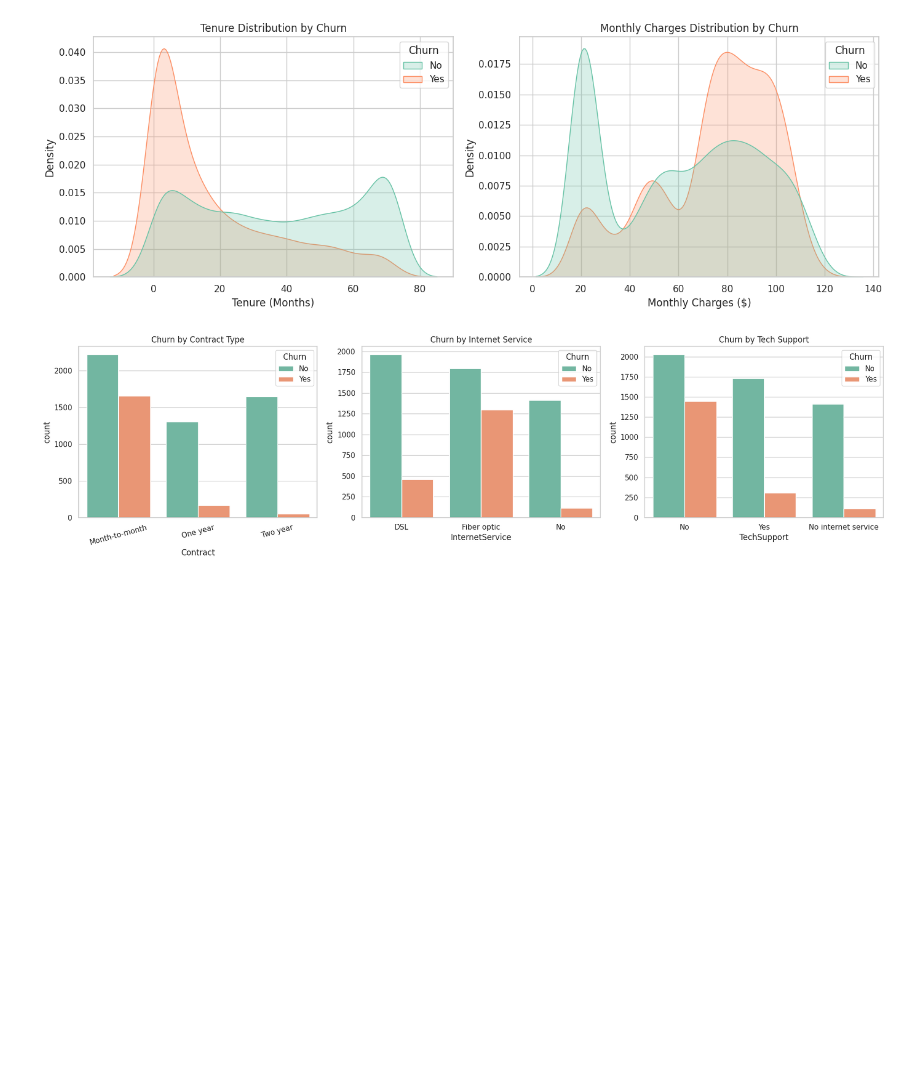
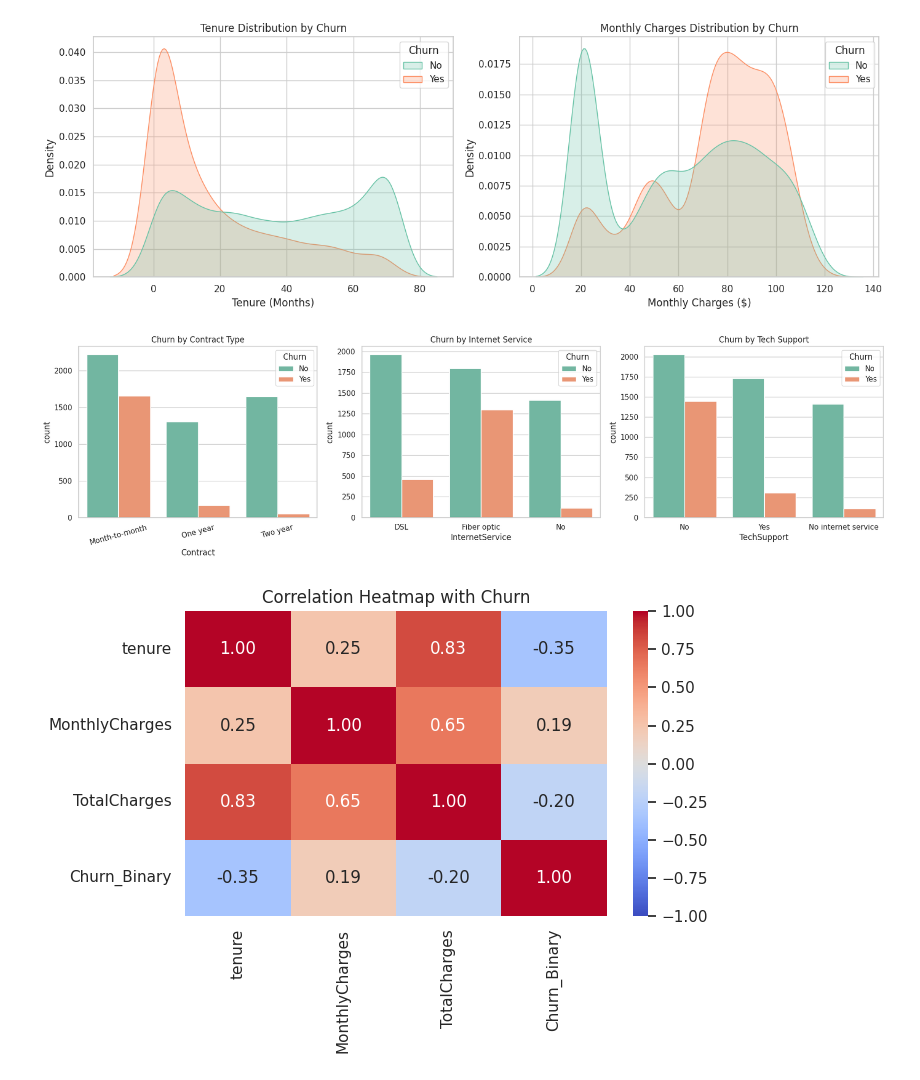
Before and after one commit to thasithgajanayake/Telco-Customer-Churn, a Jupyter notebook: Telco_Churn_ML.ipynb, the cells around one changed output. Saved outputs shown, nothing was run; the diff lists cells and outputs as text; code cells hidden in the pictures; blank space fills up the shorter version.

Commit message:
Fifth Commit : add correlation heatmap for numerical features and binary churn (Figure 4)

```diff
--- a/Telco_Churn_ML.ipynb
+++ b/Telco_Churn_ML.ipynb
@@ -117,3 +117,16 @@ plt.savefig('figures/03_categorical_drivers.png', dpi=300)
 plt.show()
 # %% [output]
 [figure]
+# %%
+# Figure 4: Correlation Heatmap
+plt.figure(figsize=(7, 5))
+numeric_df = df[['tenure', 'MonthlyCharges', 'TotalCharges']].copy()
+numeric_df['Churn_Binary'] = (df['Churn'] == 'Yes').astype(int)
+
+sns.heatmap(numeric_df.corr(), annot=True, cmap='coolwarm', fmt=".2f", vmin=-1, vmax=1)
+plt.title('Correlation Heatmap with Churn')
+plt.tight_layout()
+plt.savefig('figures/04_correlation_heatmap.png', dpi=300)
+plt.show()
+# %% [output]
+[figure, added]
```
